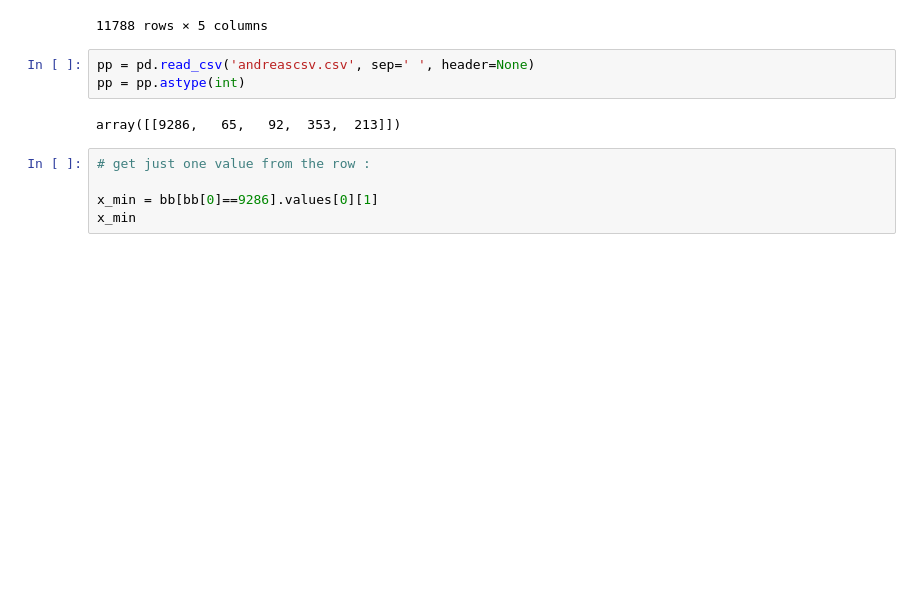
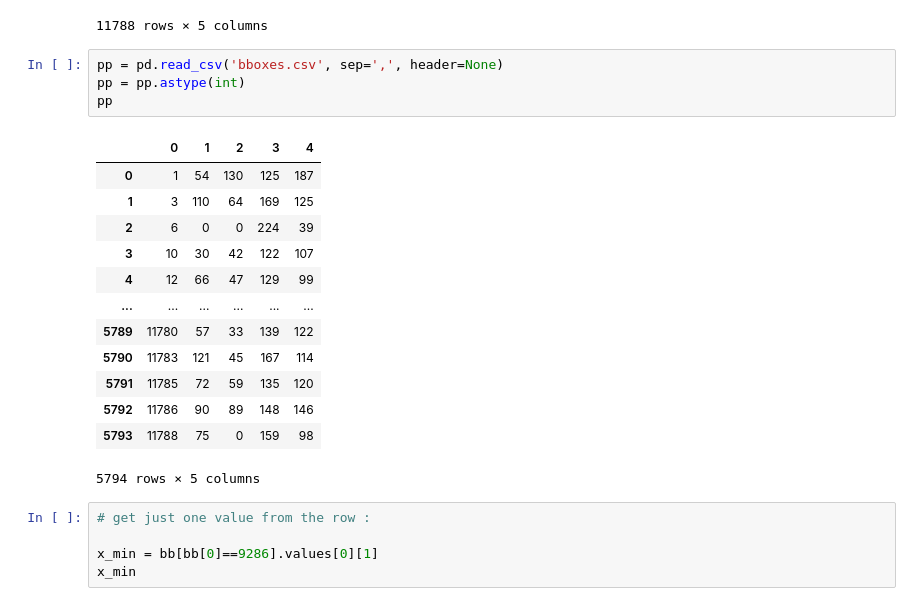
Before and after one commit to s183910/Responsible_AI_project_2, a Jupyter notebook: validation/IoU.ipynb, the cells around one changed output. Cells and saved outputs as stored; diff of their text form; blank space fills up the shorter version.

```diff
--- a/validation/IoU.ipynb
+++ b/validation/IoU.ipynb
@@ -80,10 +80,23 @@ bb
 | 11787 | 11788 | 20 | 113 | 177 | 263 |
 11788 rows × 5 columns
 # %%
-pp = pd.read_csv('andreascsv.csv', sep=' ', header=None)
+pp = pd.read_csv('bboxes.csv', sep=',', header=None)
 pp = pp.astype(int)
+pp
 # %% [output]
+|  | 0 | 1 | 2 | 3 | 4 |
+| 0 | 1 | 54 | 130 | 125 | 187 |
+| 1 | 3 | 110 | 64 | 169 | 125 |
+| 2 | 6 | 0 | 0 | 224 | 39 |
+| 3 | 10 | 30 | 42 | 122 | 107 |
+| 4 | 12 | 66 | 47 | 129 | 99 |
+| ... | ... | ... | ... | ... | ... |
+| 5789 | 11780 | 57 | 33 | 139 | 122 |
+| 5790 | 11783 | 121 | 45 | 167 | 114 |
+| 5791 | 11785 | 72 | 59 | 135 | 120 |
+| 5792 | 11786 | 90 | 89 | 148 | 146 |
+| 5793 | 11788 | 75 | 0 | 159 | 98 |
-array([[9286,   65,   92,  353,  213]])
+5794 rows × 5 columns
 # %%
 # get just one value from the row :
 
```
Also changed, not shown: parts of 4 cells of this notebook, 2 other files.
